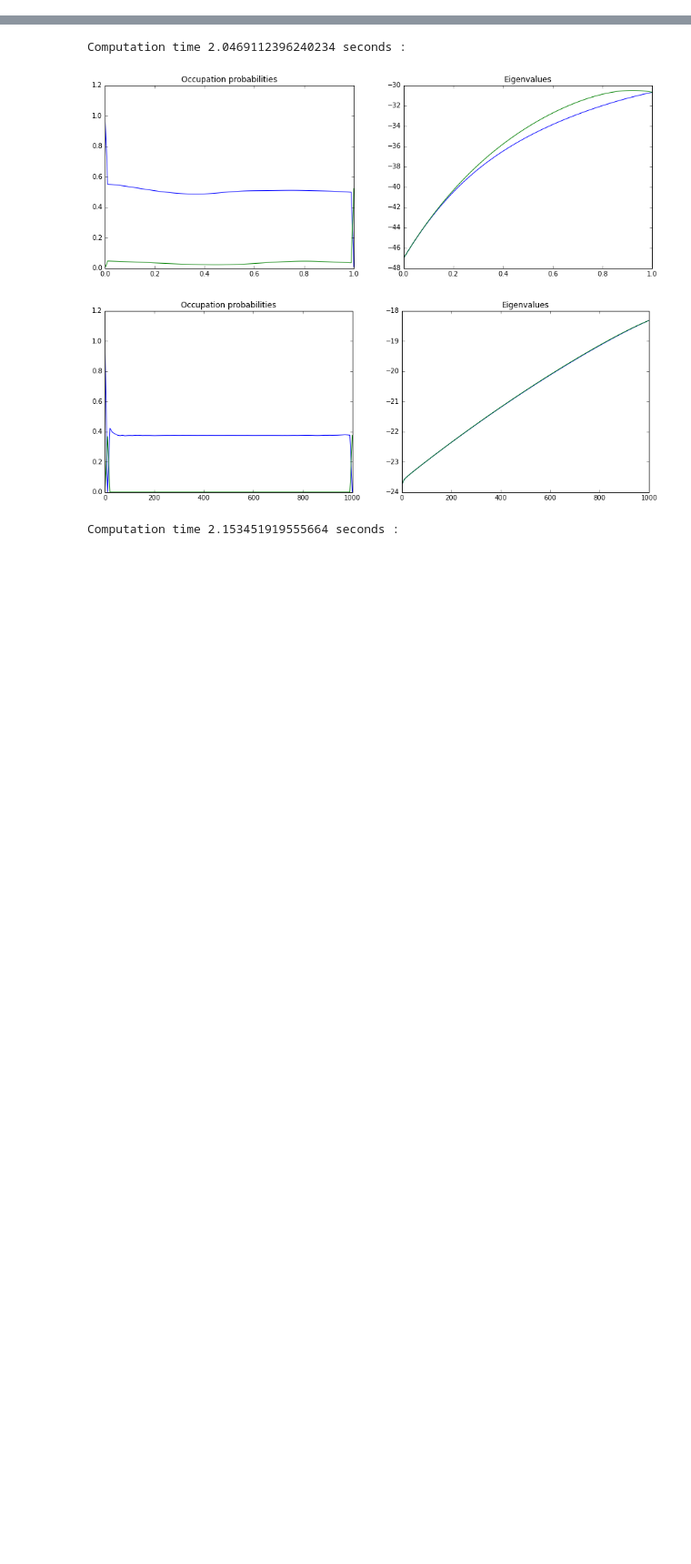
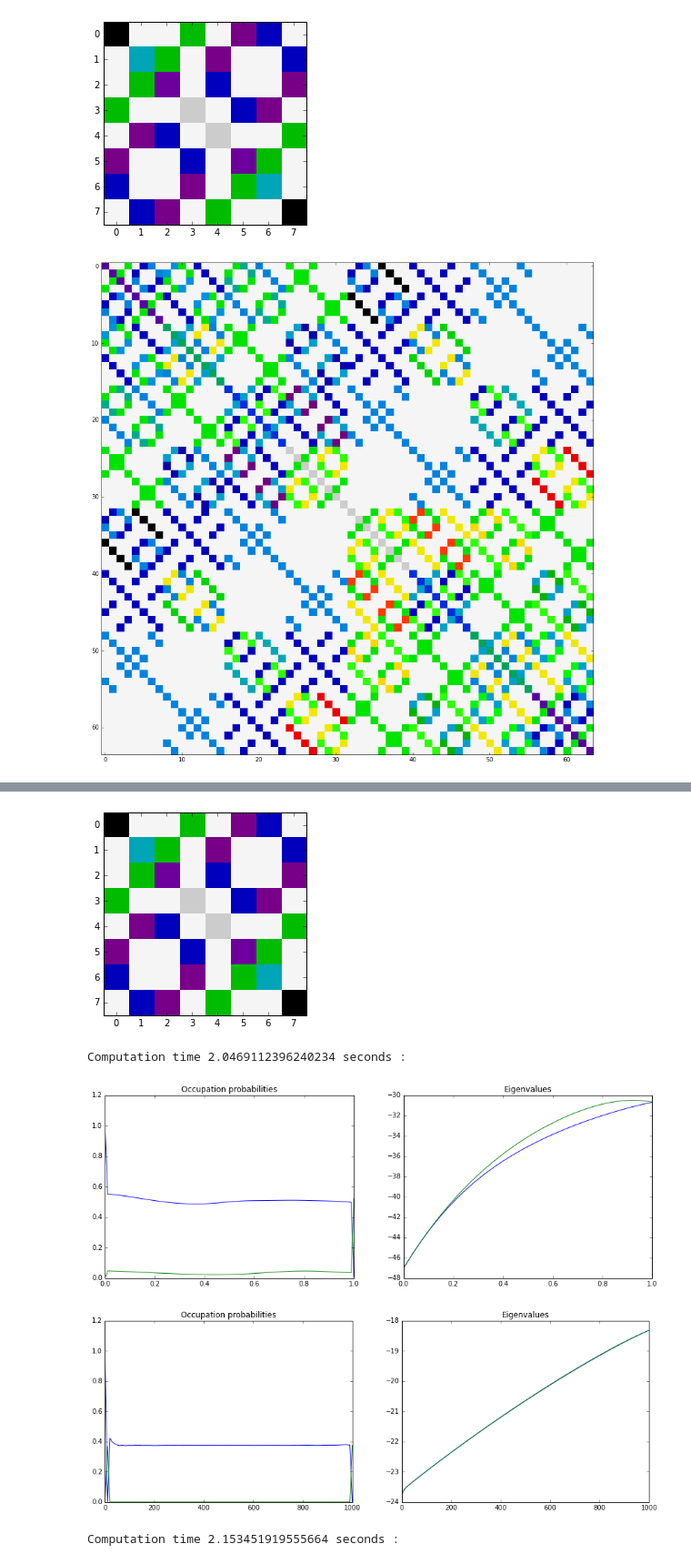
Before and after one commit to oryonatan/qutip, a Jupyter notebook: dorit/j_relation_tester.ipynb, the cells around one changed output, grey strips where cells are left out. Shown at 91% size. Drawn from its saved outputs; the diff is of its cells as text; code cells hidden in the pictures; blank space fills up the shorter version.

```diff
--- a/dorit/Untitled.ipynb
+++ b/dorit/j_relation_tester.ipynb
@@ -25,3 +25,17 @@ for i in range(1, n+1):
 H = XXZZham.XXZZham(terms)
 H_com = H.get_commuting_term_ham()
 H_high_energies = add_high_energies(rotate_to_00_base(H_com),30)
+# %%
+LHT.plot_operator(H.get_ham())
+plt.figure(figsize=(15, 15))
+com_ham = H.get_commuting_term_ham()
+LHT.plot_operator(com_ham)
+plt.figure(figsize=(15, 15))
+LHT.plot_operator(rotate_to_00_base(com_ham))
+plt.figure()
+hamsize = H.get_ham().shape[0]
+LHT.plot_operator(Qobj(rotate_to_00_base(com_ham)[0:hamsize,0:hamsize]))
+pass
+# %% [output]
+[figure, added]
+[figure, added]
@@ -28,3 +43,4 @@ H_high_energies = add_high_energies(rotate_to_00_base(H_com),30)
+[figure, added]
 # %%
 h_t= [[H_com,'(t_max-t)/t_max'],
       [H_high_energies, 't/t_max']]
```
Also changed, not shown: parts of 1 cell of this notebook, 14 other files.
